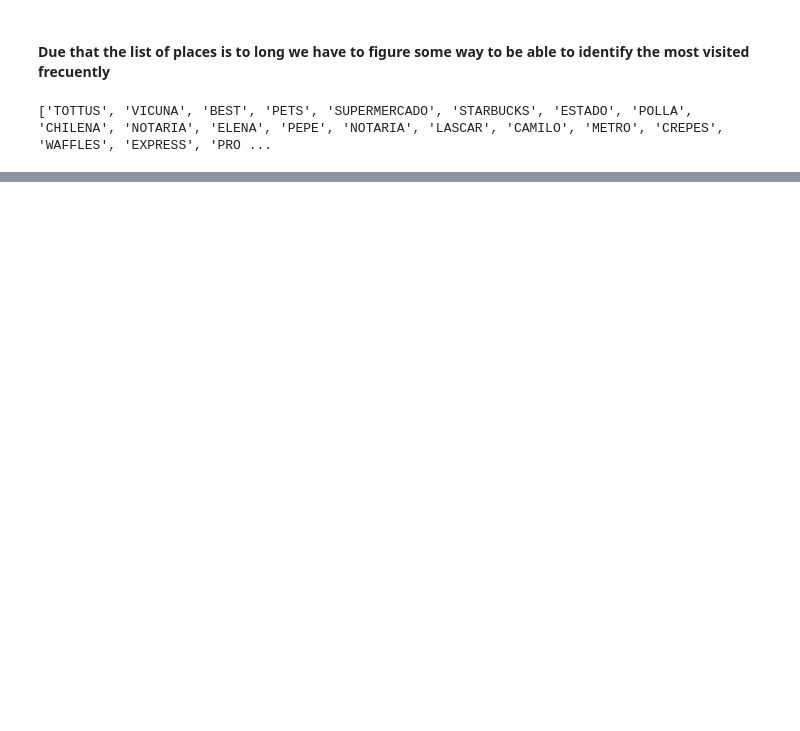
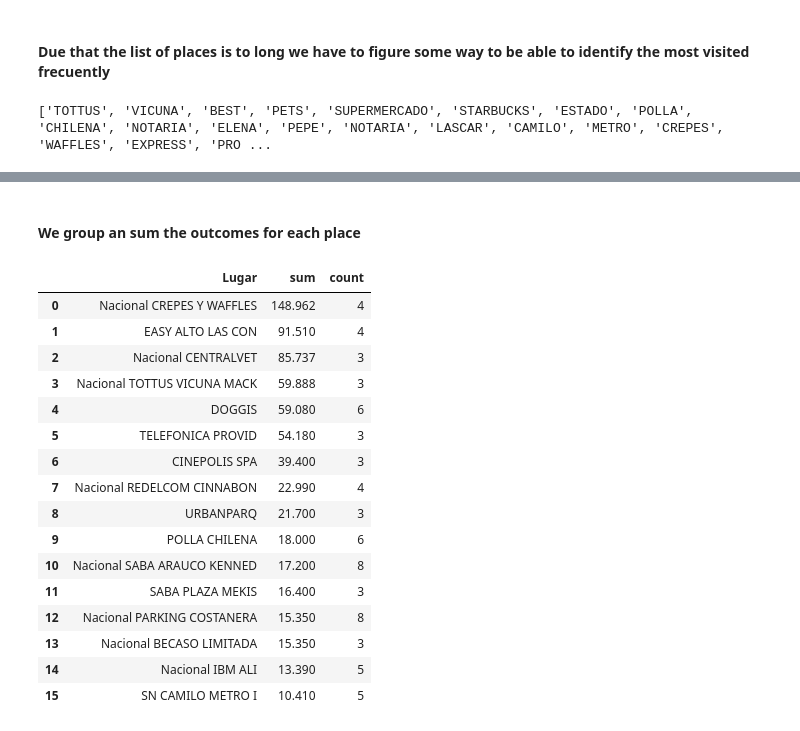
Before and after one commit to yohan-alfonso/Analisis_Exrtacto_Bancario, a Jupyter notebook: Analisis.ipynb, the cells around one changed output, grey strips where cells are left out. Drawn from its saved outputs; the diff is of its cells as text; code cells hidden in the pictures; blank space fills up the shorter version.

```diff
--- a/Analisis.ipynb
+++ b/Analisis.ipynb
@@ -389,0 +422,24 @@ dict((i, unicos.count(i)) for i in unicos)
+# %% [markdown]
+#### We group an sum the outcomes for each place
+# %%
+df_salida_lugar= frecuency_purchase.groupby('Lugar')['Salida'].agg(['sum','count']).reset_index()
+df_orden_dec = df_salida_lugar.sort_values('sum', ascending=False).reset_index(drop=True)
+df_orden_dec.head(20)
+# %% [output]
+|  | Lugar | sum | count |
+| 0 | Nacional CREPES Y WAFFLES | 148.962 | 4 |
+| 1 | EASY ALTO LAS CON | 91.510 | 4 |
+| 2 | Nacional CENTRALVET | 85.737 | 3 |
+| 3 | Nacional TOTTUS VICUNA MACK | 59.888 | 3 |
+| 4 | DOGGIS | 59.080 | 6 |
+| 5 | TELEFONICA PROVID | 54.180 | 3 |
+| 6 | CINEPOLIS SPA | 39.400 | 3 |
+| 7 | Nacional REDELCOM CINNABON | 22.990 | 4 |
+| 8 | URBANPARQ | 21.700 | 3 |
+| 9 | POLLA CHILENA | 18.000 | 6 |
+| 10 | Nacional SABA ARAUCO KENNED | 17.200 | 8 |
+| 11 | SABA PLAZA MEKIS | 16.400 | 3 |
+| 12 | Nacional PARKING COSTANERA | 15.350 | 8 |
+| 13 | Nacional BECASO LIMITADA | 15.350 | 3 |
+| 14 | Nacional IBM ALI | 13.390 | 5 |
+| 15 | SN CAMILO METRO I | 10.410 | 5 |
```
Also changed, not shown: parts of 11 cells of this notebook.
